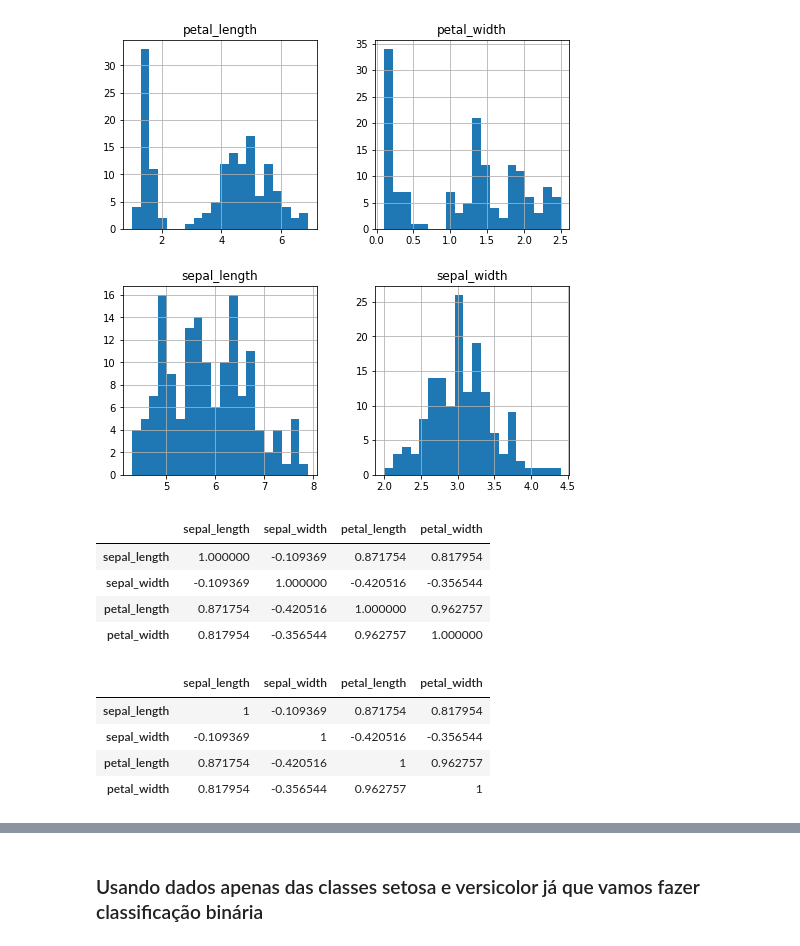
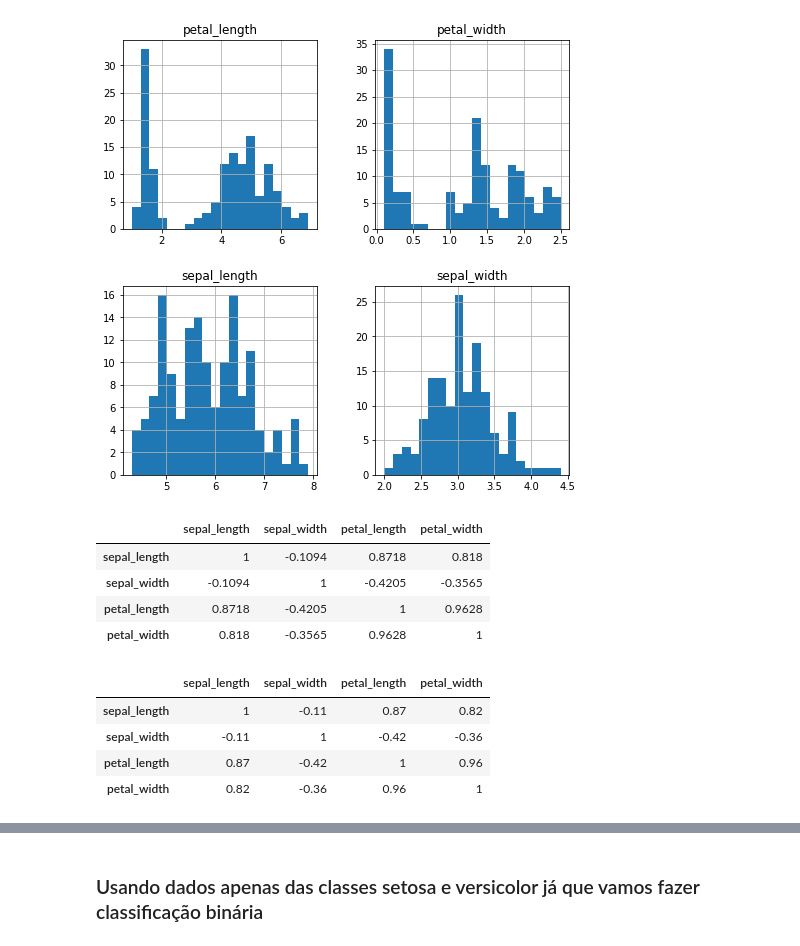
Before and after one commit to regispires/aulas-machine-learning-2019, a Jupyter notebook: 02-Perceptron-atualizado-com-comentarios-e-analise-de-dados.ipynb, the cells around one changed output, grey strips where cells are left out. Cells and saved outputs as stored; diff of their text form; code cells hidden in the pictures.

```diff
--- a/02-Perceptron-atualizado-com-comentarios-e-analise-de-dados.ipynb
+++ b/02-Perceptron-atualizado-com-comentarios-e-analise-de-dados.ipynb
@@ -112,19 +112,19 @@ df.hist(bins=20, figsize=(8,8));
 # %% [output]
 [figure]
 # %%
-df.corr()
+df.corr().style.set_precision(4)
 # %% [output]
 |  | sepal_length | sepal_width | petal_length | petal_width |
-| sepal_length | 1.000000 | -0.109369 | 0.871754 | 0.817954 |
-| sepal_width | -0.109369 | 1.000000 | -0.420516 | -0.356544 |
-| petal_length | 0.871754 | -0.420516 | 1.000000 | 0.962757 |
-| petal_width | 0.817954 | -0.356544 | 0.962757 | 1.000000 |
+| sepal_length | 1 | -0.1094 | 0.8718 | 0.818 |
+| sepal_width | -0.1094 | 1 | -0.4205 | -0.3565 |
+| petal_length | 0.8718 | -0.4205 | 1 | 0.9628 |
+| petal_width | 0.818 | -0.3565 | 0.9628 | 1 |
 # %%
 # cmap: https://matplotlib.org/examples/color/colormaps_reference.html
-df.corr().style.background_gradient(cmap='RdYlBu')
+df.corr().style.background_gradient(cmap='RdYlGn', axis=None).set_precision(2)
 # %% [output]
 |  | sepal_length | sepal_width | petal_length | petal_width |
-| sepal_length | 1 | -0.109369 | 0.871754 | 0.817954 |
-| sepal_width | -0.109369 | 1 | -0.420516 | -0.356544 |
-| petal_length | 0.871754 | -0.420516 | 1 | 0.962757 |
-| petal_width | 0.817954 | -0.356544 | 0.962757 | 1 |
+| sepal_length | 1 | -0.11 | 0.87 | 0.82 |
+| sepal_width | -0.11 | 1 | -0.42 | -0.36 |
+| petal_length | 0.87 | -0.42 | 1 | 0.96 |
+| petal_width | 0.82 | -0.36 | 0.96 | 1 |
```
Also changed, not shown: parts of 5 cells of this notebook.
